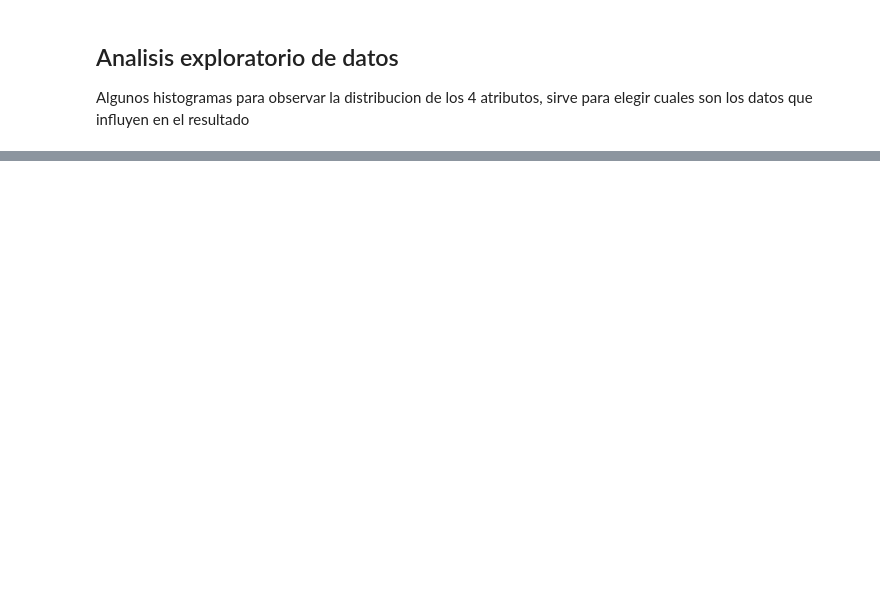
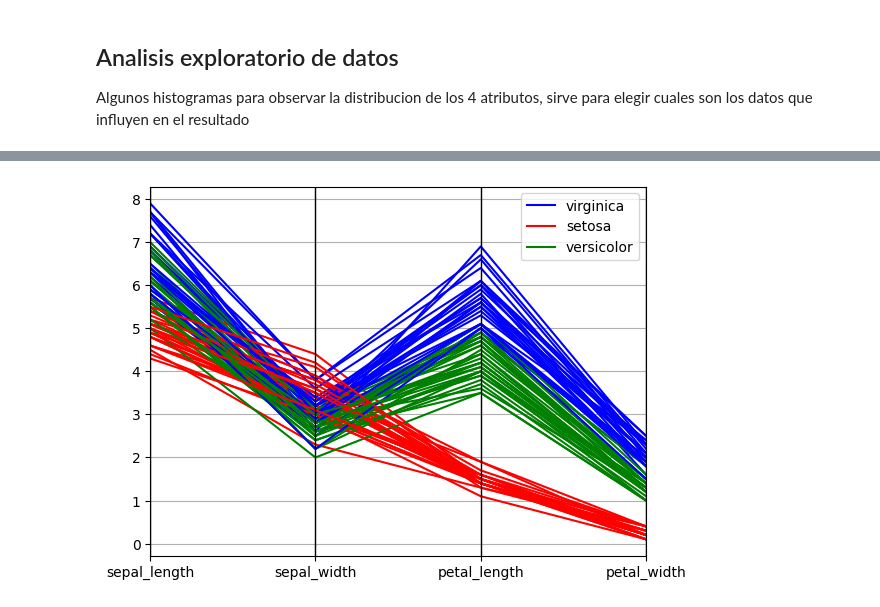
Before and after one commit to DanielSajvin/curso-inteligencia-artificial, a Jupyter notebook: Clases/06-inteligencia-artificial-python.ipynb, the cells around one changed output, grey strips where cells are left out. Cells and saved outputs as stored; diff of their text form; code cells hidden in the pictures; blank space fills up the shorter version.

```diff
--- a/Clases/06-inteligencia-artificial-python.ipynb
+++ b/Clases/06-inteligencia-artificial-python.ipynb
@@ -136,0 +160,4 @@ fig_violin.tight_layout(pad=1.0);
+# %%
+parallel_coordinates(train_data, 'species', color=['blue', 'red', 'green']);
+# %% [output]
+[figure, added]
```
Also changed, not shown: parts of 8 cells of this notebook, 1 other file.
